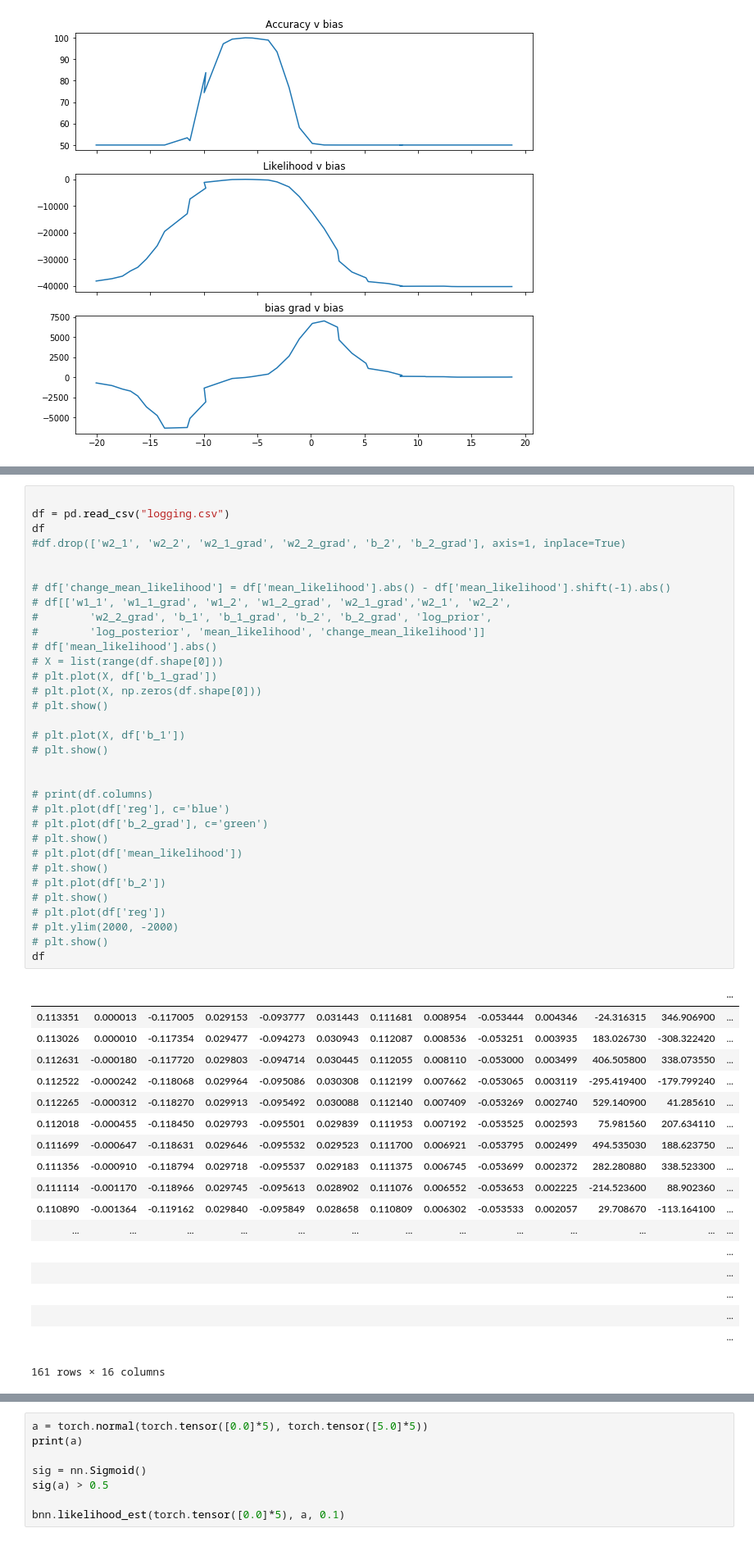
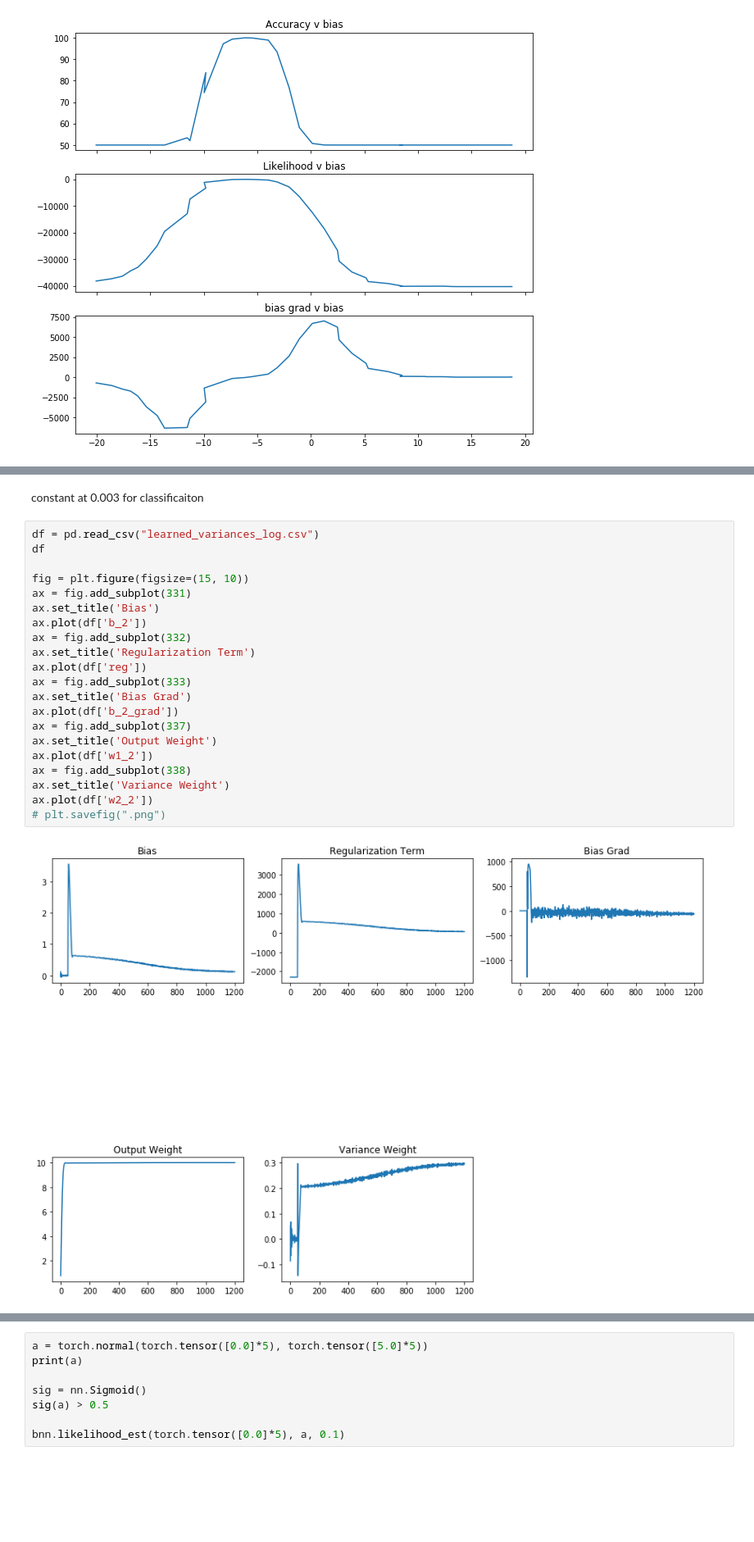
Before and after one commit to Emerson-Wenzel/BDL_final_project, a Jupyter notebook: Baysian_Logistic_regression_daniel.ipynb, the cells around one changed output, grey strips where cells are left out. Shown: that part at 82% size. Drawn from its saved outputs; the diff is of its cells as text; blank space fills up the shorter version.

Commit message:
linear regression with heteroskedastic uncertainty and plot

```diff
--- a/Baysian_Logistic_regression_daniel.ipynb
+++ b/Baysian_Logistic_regression_daniel.ipynb
@@ -534,52 +531,25 @@ KeyboardInterrupt:
-# %%
-
-df = pd.read_csv("logging.csv")
-df
-#df.drop(['w2_1', 'w2_2', 'w2_1_grad', 'w2_2_grad', 'b_2', 'b_2_grad'], axis=1, inplace=True)
-
-
-# df['change_mean_likelihood'] = df['mean_likelihood'].abs() - df['mean_likelihood'].shift(-1).abs()
-# df[['w1_1', 'w1_1_grad', 'w1_2', 'w1_2_grad', 'w2_1_grad','w2_1', 'w2_2',
-#        'w2_2_grad', 'b_1', 'b_1_grad', 'b_2', 'b_2_grad', 'log_prior',
-#        'log_posterior', 'mean_likelihood', 'change_mean_likelihood']]
-# df['mean_likelihood'].abs()
-# X = list(range(df.shape[0]))
-# plt.plot(X, df['b_1_grad'])
-# plt.plot(X, np.zeros(df.shape[0]))
-# plt.show()
-
-# plt.plot(X, df['b_1'])
-# plt.show()
-
-
-# print(df.columns)
-# plt.plot(df['reg'], c='blue')
-# plt.plot(df['b_2_grad'], c='green')
-# plt.show()
-# plt.plot(df['mean_likelihood'])
-# plt.show()
-# plt.plot(df['b_2'])
-# plt.show()
-# plt.plot(df['reg'])
-# plt.ylim(2000, -2000)
-# plt.show()
-df
-# %% [output]
-|  |  |  |  |  |  |  |  |  |  |  |  | ... |
-| 0.113351 | 0.000013 | -0.117005 | 0.029153 | -0.093777 | 0.031443 | 0.111681 | 0.008954 | -0.053444 | 0.004346 | -24.316315 | 346.906900 | ... |
-| 0.113026 | 0.000010 | -0.117354 | 0.029477 | -0.094273 | 0.030943 | 0.112087 | 0.008536 | -0.053251 | 0.003935 | 183.026730 | -308.322420 | ... |
-| 0.112631 | -0.000180 | -0.117720 | 0.029803 | -0.094714 | 0.030445 | 0.112055 | 0.008110 | -0.053000 | 0.003499 | 406.505800 | 338.073550 | ... |
-| 0.112522 | -0.000242 | -0.118068 | 0.029964 | -0.095086 | 0.030308 | 0.112199 | 0.007662 | -0.053065 | 0.003119 | -295.419400 | -179.799240 | ... |
-| 0.112265 | -0.000312 | -0.118270 | 0.029913 | -0.095492 | 0.030088 | 0.112140 | 0.007409 | -0.053269 | 0.002740 | 529.140900 | 41.285610 | ... |
-| 0.112018 | -0.000455 | -0.118450 | 0.029793 | -0.095501 | 0.029839 | 0.111953 | 0.007192 | -0.053525 | 0.002593 | 75.981560 | 207.634110 | ... |
-| 0.111699 | -0.000647 | -0.118631 | 0.029646 | -0.095532 | 0.029523 | 0.111700 | 0.006921 | -0.053795 | 0.002499 | 494.535030 | 188.623750 | ... |
-| 0.111356 | -0.000910 | -0.118794 | 0.029718 | -0.095537 | 0.029183 | 0.111375 | 0.006745 | -0.053699 | 0.002372 | 282.280880 | 338.523300 | ... |
-| 0.111114 | -0.001170 | -0.118966 | 0.029745 | -0.095613 | 0.028902 | 0.111076 | 0.006552 | -0.053653 | 0.002225 | -214.523600 | 88.902360 | ... |
-| 0.110890 | -0.001364 | -0.119162 | 0.029840 | -0.095849 | 0.028658 | 0.110809 | 0.006302 | -0.053533 | 0.002057 | 29.708670 | -113.164100 | ... |
-| ... | ... | ... | ... | ... | ... | ... | ... | ... | ... | ... | ... | ... |
-|  |  |  |  |  |  |  |  |  |  |  |  | ... |
-|  |  |  |  |  |  |  |  |  |  |  |  | ... |
-|  |  |  |  |  |  |  |  |  |  |  |  | ... |
-|  |  |  |  |  |  |  |  |  |  |  |  | ... |
-|  |  |  |  |  |  |  |  |  |  |  |  | ... |
-161 rows × 16 columns
+# %% [markdown]
+constant at 0.003 for classificaiton
+# %%
+df = pd.read_csv("learned_variances_log.csv")
+df
+
+fig = plt.figure(figsize=(15, 10))
+ax = fig.add_subplot(331)
+ax.set_title('Bias')
+ax.plot(df['b_2'])
+ax = fig.add_subplot(332)
+ax.set_title('Regularization Term')
+ax.plot(df['reg'])
+ax = fig.add_subplot(333)
+ax.set_title('Bias Grad')
+ax.plot(df['b_2_grad'])
+ax = fig.add_subplot(337)
+ax.set_title('Output Weight')
+ax.plot(df['w1_2'])
+ax = fig.add_subplot(338)
+ax.set_title('Variance Weight')
+ax.plot(df['w2_2'])
+# plt.savefig(".png")
+# %% [output]
+[figure, added]
```
Also changed, not shown: parts of 9 cells of this notebook, 2 other files.
